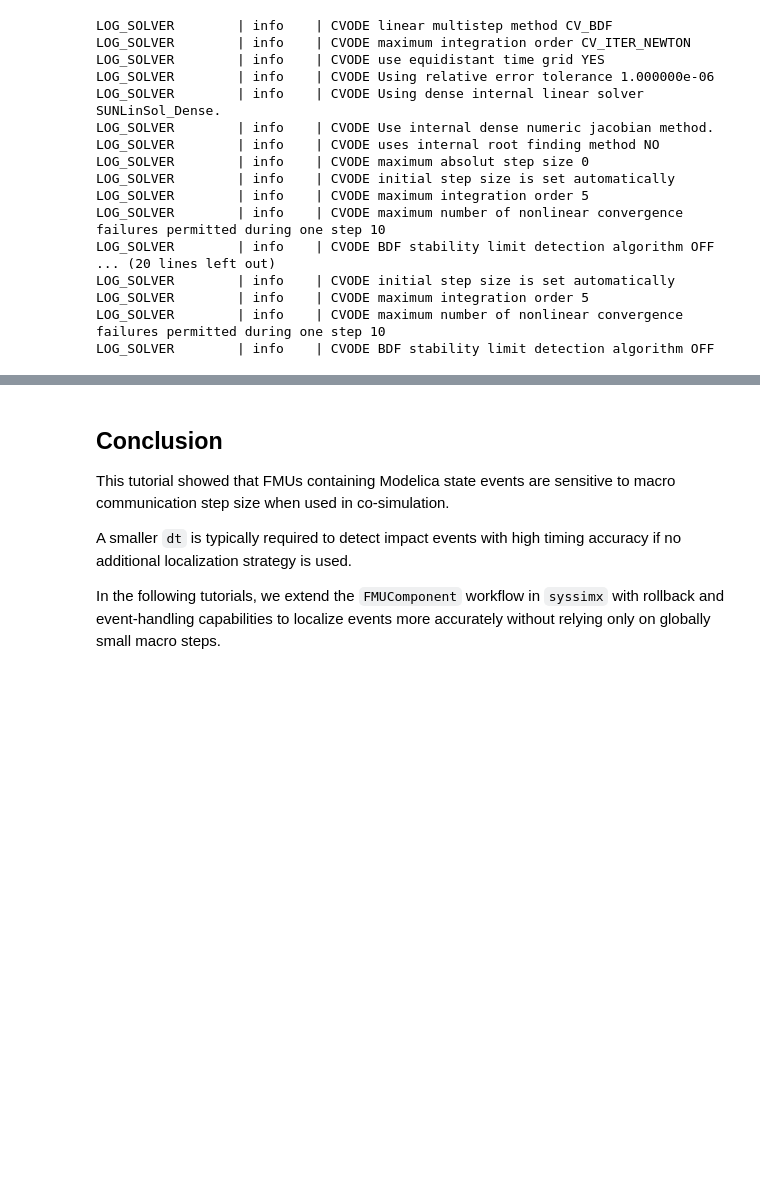
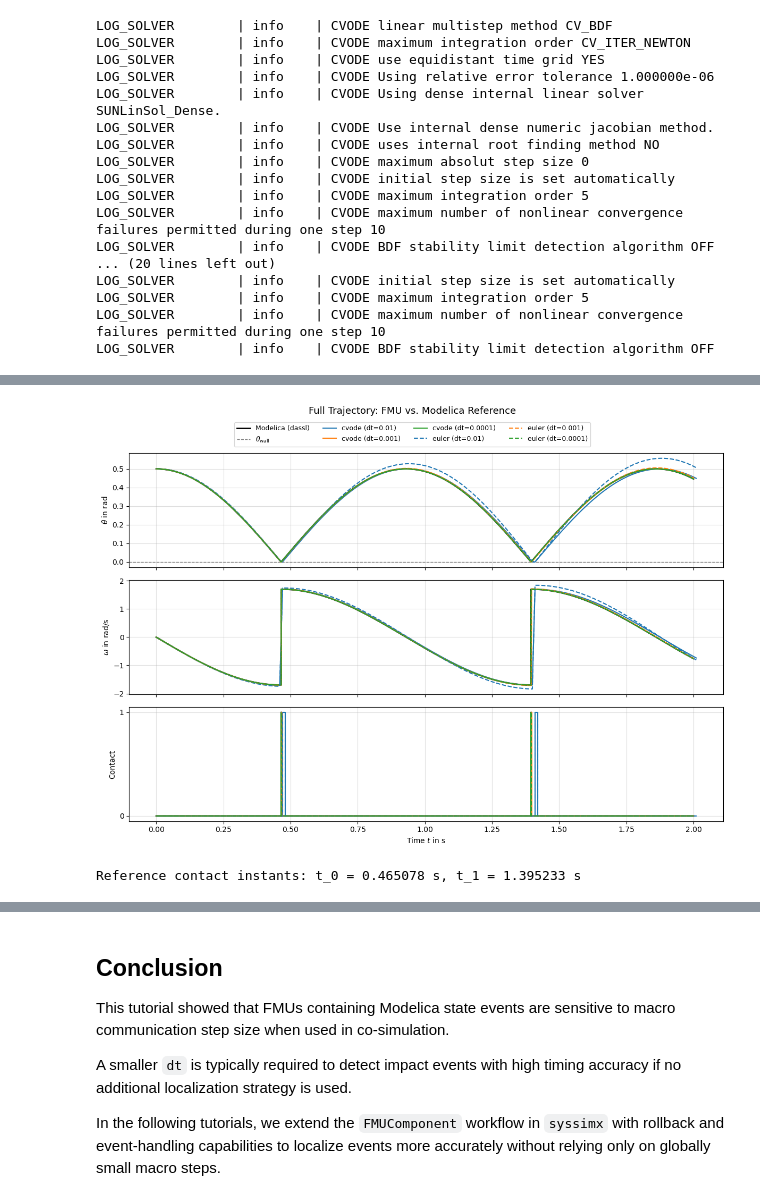
Before and after one commit to FlorianFrech/SystemSimulation, a Jupyter notebook: docs/04_tool_integration/01_modelica/02_modelica_pendulum_contact.ipynb, the cells around one changed output, grey strips where cells are left out. Cells and saved outputs as stored; diff of their text form; code cells hidden in the pictures; blank space fills up the shorter version.

```diff
--- a/docs/04_tool_integration/01_modelica/02_modelica_pendulum_contact.ipynb
+++ b/docs/04_tool_integration/01_modelica/02_modelica_pendulum_contact.ipynb
@@ -318,0 +286,63 @@ plt.show()
+# %%
+linestyles = {"euler": "dashed", "cvode": "solid"}
+colors = {1e-2: "tab:blue", 1e-3: "tab:orange", 1e-4: "tab:green"}
+
+fig, axs = plt.subplots(3, 1, figsize=(12, 8), sharex=True)
+fig.suptitle("Full Trajectory: FMU vs. Modelica Reference", fontsize=13, y=1.05)
+
+# --- Position ---
+axs[0].plot(t_ref, theta_ref, color="black", linewidth=2, label="Modelica (dassl)")
+axs[0].axhline(theta_wall, color="grey", linestyle="--", linewidth=1, label=r"$\theta_{\mathrm{wall}}$")
+for solver_name, solver_results in fmu_results.items():
+    for dt_str, results in solver_results.items():
+        axs[0].plot(
+            results["theta"]["time"], results["theta"]["values"],
+            color=colors[float(dt_str)], linestyle=linestyles[solver_name],
+            label=f"{solver_name} (dt={dt_str})",
+        )
+axs[0].set_ylabel(r"$\theta$ in rad")
+axs[0].grid(True, alpha=0.4)
+
+# --- Angular velocity ---
+axs[1].plot(t_ref, omega_ref, color="black", linewidth=2)
+for solver_name, solver_results in fmu_results.items():
+    for dt_str, results in solver_results.items():
+        axs[1].plot(
+            results["omega"]["time"], results["omega"]["values"],
+            color=colors[float(dt_str)], linestyle=linestyles[solver_name],
+        )
+axs[1].set_ylabel(r"$\omega$ in rad/s")
+axs[1].grid(True, alpha=0.4)
+
+# --- Contact flag ---
+axs[2].step(t_ref, contact_ref.astype(int), where="post", color="black", linewidth=2)
+for solver_name, solver_results in fmu_results.items():
+    for dt_str, results in solver_results.items():
+        axs[2].step(
+            results["contact"]["time"], results["contact"]["values"].astype(int),
+            where="post",
+            color=colors[float(dt_str)], linestyle=linestyles[solver_name],
+        )
+axs[2].set_ylabel("Contact")
+axs[2].set_xlabel(r"Time $t$ in s")
+axs[2].set_yticks([0, 1])
+axs[2].grid(True, alpha=0.4)
+
+# Shared legend
+handles, labels = axs[0].get_legend_handles_labels()
+fig.legend(handles, labels, loc="upper center", bbox_to_anchor=(0.5, 1.02),
+           ncol=len(labels)/2, fontsize=9, frameon=True)
+
+plt.tight_layout()
+plt.show()
+# %% [output]
+[figure, added]
+# %%
+# --- Detect reference contact instants ---
+t_ref_contact_vals = t_ref[np.where(contact_ref == 1)][::2]
+t_contact_0 = t_ref_contact_vals[0]
+t_contact_1 = t_ref_contact_vals[1]
+
+print(f"Reference contact instants: t_0 = {t_contact_0:.6f} s, t_1 = {t_contact_1:.6f} s")
+# %% [output]
+Reference contact instants: t_0 = 0.465078 s, t_1 = 1.395233 s
```
Also changed, not shown: parts of 11 cells of this notebook, 35 other files.
